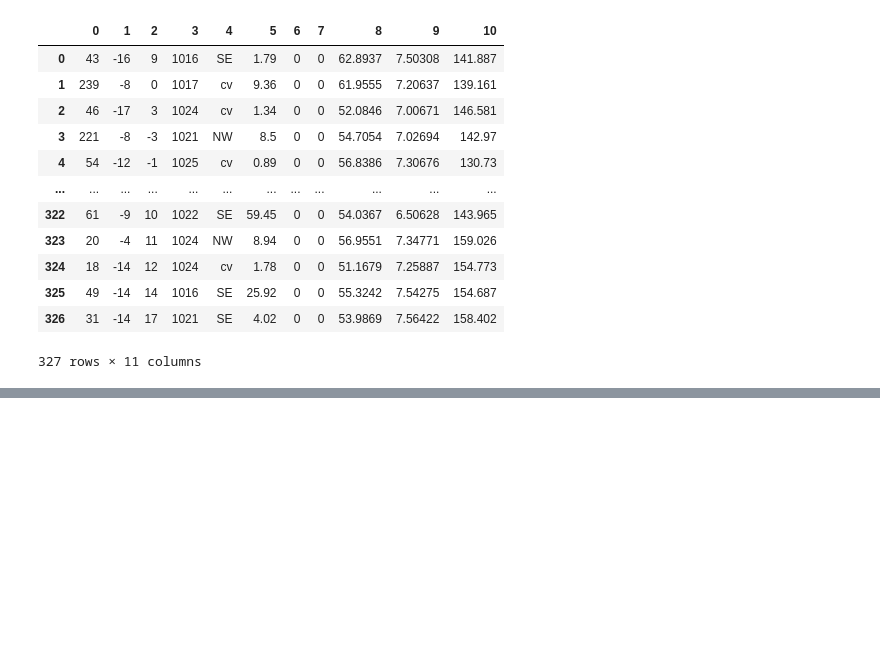
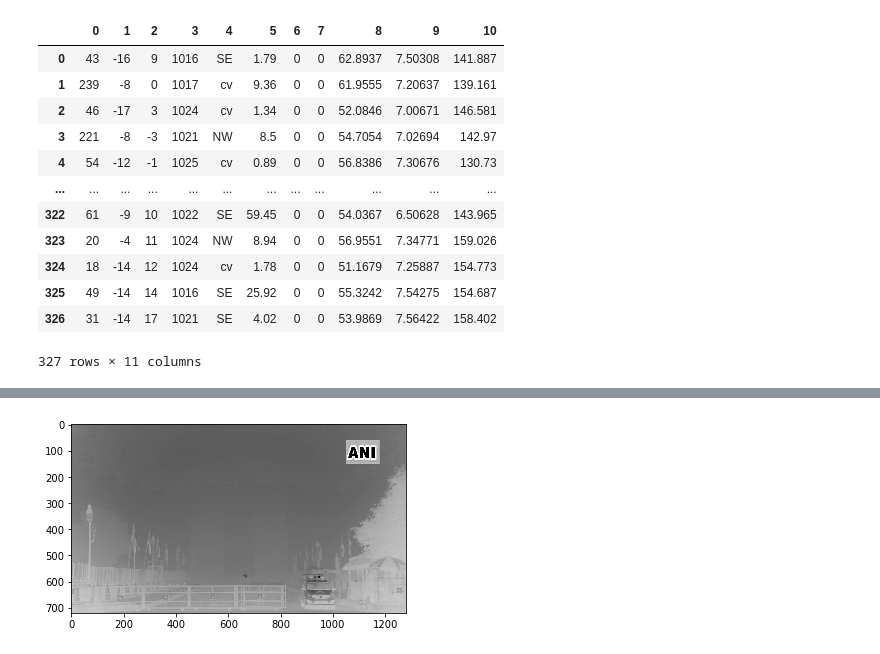
Before and after one commit to ShivamShrirao/Image_Entropy_PM2.5, a Jupyter notebook: Beijing.ipynb, the cells around one changed output, grey strips where cells are left out. Drawn from its saved outputs; the diff is of its cells as text; code cells hidden in the pictures; blank space fills up the shorter version.

```diff
--- a/Beijing.ipynb
+++ b/Beijing.ipynb
@@ -302,0 +377,3 @@ Per cent Error (Test)   =        7.351163595596921
+# %%
+wd= pd.DataFrame(ohe.transform(wd)[:,1:])
+wea_dat=np.array(wd.drop(3,axis=1))
@@ -302,0 +403,6 @@ Per cent Error (Test)   =        7.351163595596921
+# %%
+tmap=transmission_map(img,light_intensity,20,1)
+plt.imshow(tmap)
+plt.show()
+# %% [output]
+[figure, added]
```
Also changed, not shown: parts of 25 cells of this notebook, 3 other files.
